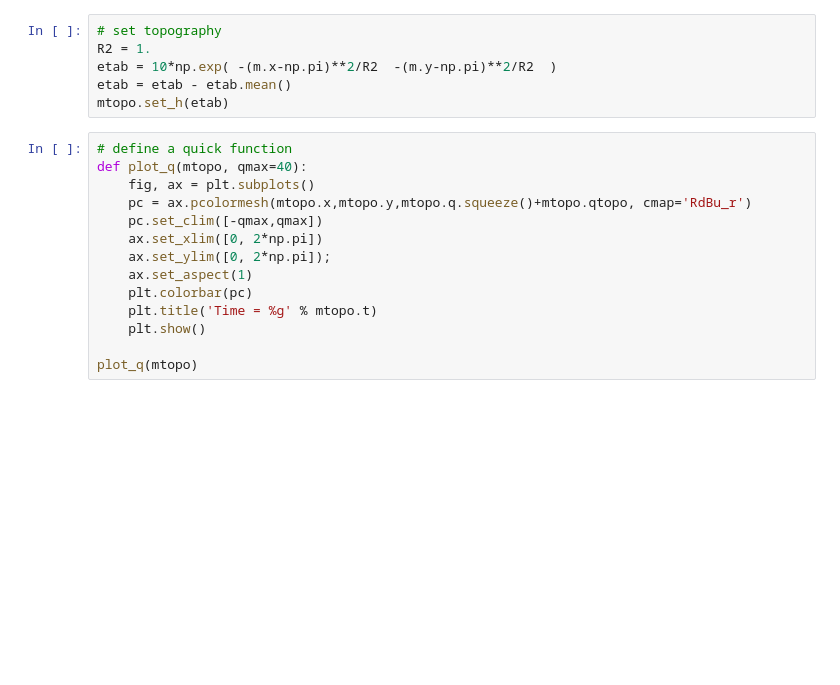
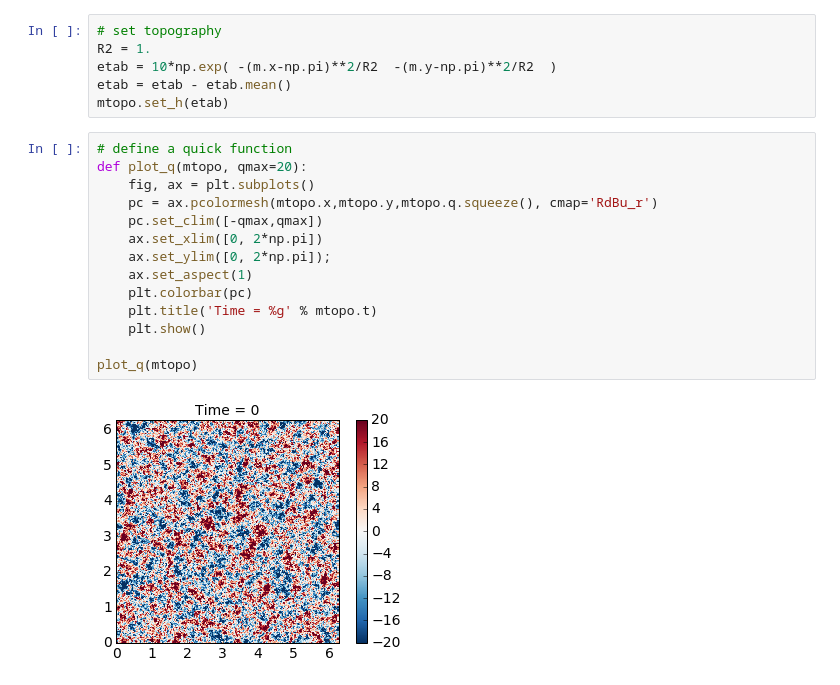
Before and after one commit to crocha700/pyqg, a Jupyter notebook: docs/examples/barotropic.ipynb, the cells around one changed output. Cells and saved outputs as stored; diff of their text form; blank space fills up the shorter version.

```diff
--- a/docs/examples/barotropic.ipynb
+++ b/docs/examples/barotropic.ipynb
@@ -129,18 +178,20 @@ etab = etab - etab.mean()
 mtopo.set_h(etab)
 # %%
 # define a quick function
-def plot_q(mtopo, qmax=40):
+def plot_q(mtopo, qmax=20):
     fig, ax = plt.subplots()
-    pc = ax.pcolormesh(mtopo.x,mtopo.y,mtopo.q.squeeze()+mtopo.qtopo, cmap='RdBu_r')
+    pc = ax.pcolormesh(mtopo.x,mtopo.y,mtopo.q.squeeze(), cmap='RdBu_r')
     pc.set_clim([-qmax,qmax])
     ax.set_xlim([0, 2*np.pi])
     ax.set_ylim([0, 2*np.pi]);
     ax.set_aspect(1)
     plt.colorbar(pc)
     plt.title('Time = %g' % mtopo.t)
     plt.show()
 
 plot_q(mtopo)
+# %% [output]
+[figure, added]
 # %%
 for _ in mtopo.run_with_snapshots(tsnapstart=0, tsnapint=10):
     plot_q(mtopo)
```
Also changed, not shown: parts of 6 cells of this notebook.
